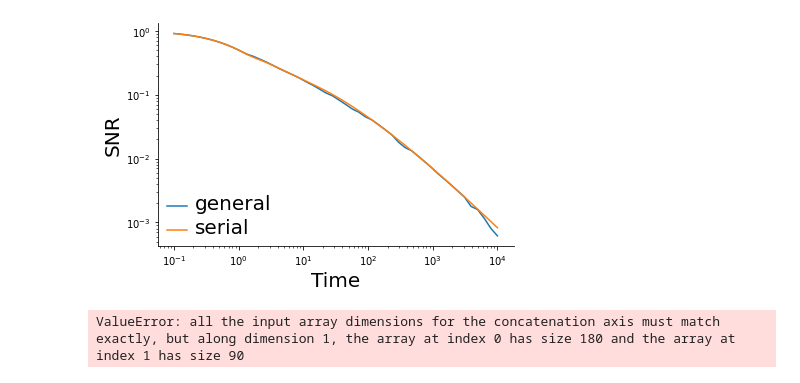
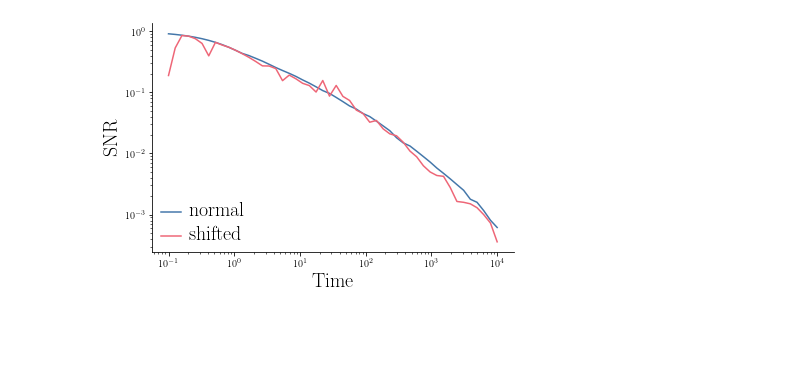
Before and after one commit to ganguli-lab/Complex_Synapse, a Jupyter notebook: Code/Python/plots.ipynb, the cells around one changed output. Saved outputs shown, nothing was run; the diff lists cells and outputs as text; code cells hidden in the pictures; blank space fills up the shorter version.

```diff
--- a/Code/Python/plots.ipynb
+++ b/Code/Python/plots.ipynb
@@ -41,14 +58,13 @@ envelope_gen, models_gen = cs.optimise.optim_laplace_range(s, nst, serial=False,
+# %%
+senvelope_gen, smodels_gen = cs.optimise.optim_laplace_range(
+    s, nst, maker=cs.optimise.make_shifted_problem, RCondThresh=1e-3, **options)
 # %%
-plt.loglog(1/s, envelope_gen * s, label='general')
-plt.loglog(1/s, envelope_srl * s, label='serial')
-ax = plt.gca()
+fig_shift, ax = plt.subplots()
+ax.loglog(1/s, envelope_gen * s, label='normal')
+ax.loglog(1/s, senvelope_gen * s, label='shifted')
 ax.set_xlabel("Time")
 ax.set_ylabel("SNR")
 lg = ax.legend(loc="lower left")
 mplt.clean_axes(ax)
 # %% [output]
-[figure, old version]
+[figure, new version]
-# %%
-senvelope_gen, smodels_gen = cs.soptimise.optim_laplace_range(s, nst, serial=False, **options)
-# %% [output]
-ValueError: all the input array dimensions for the concatenation axis must match exactly, but along dimension 1, the array at index 0 has size 180 and the array at index 1 has size 90
```
Also changed, not shown: parts of 16 cells of this notebook, 7 other files.
